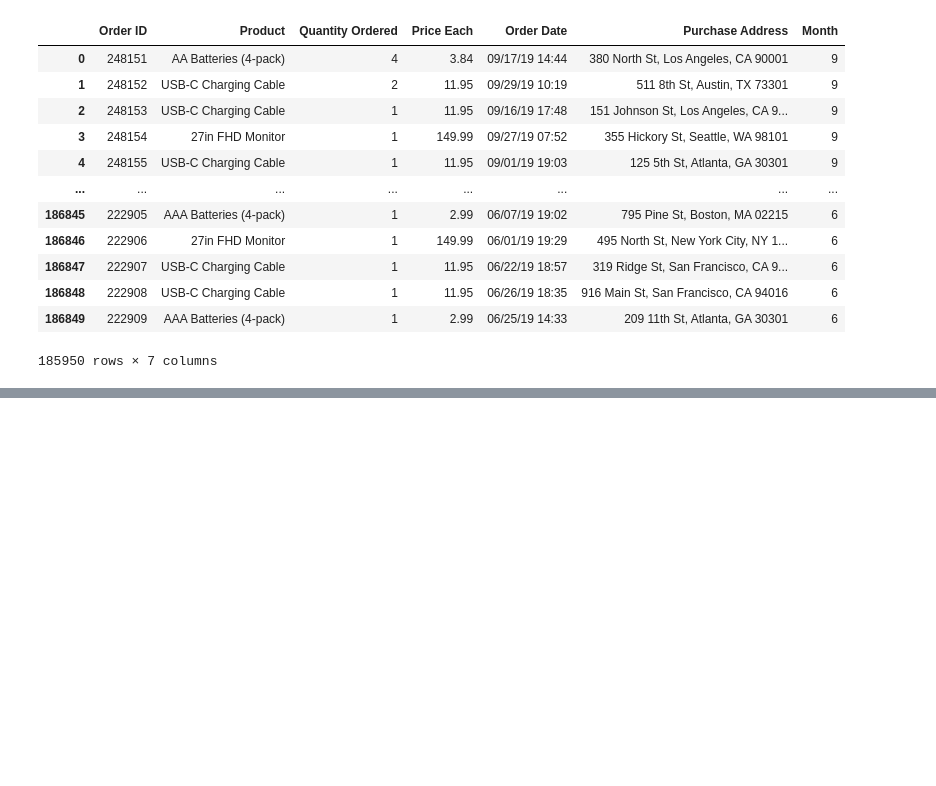
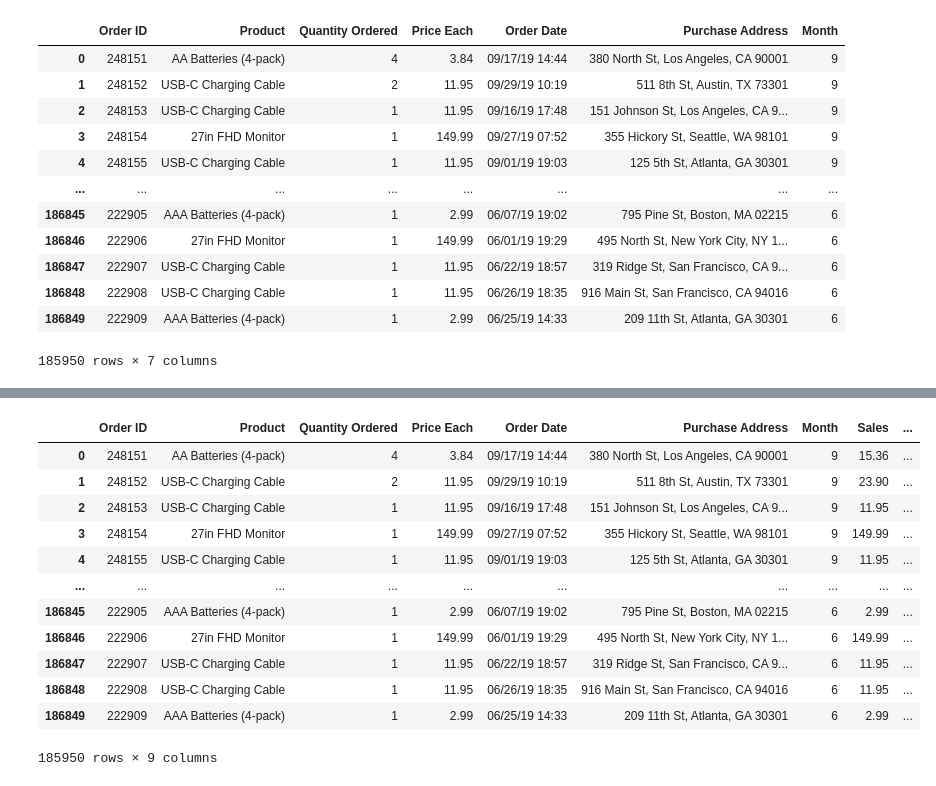
Before and after one commit to decipher07/Sales-Analysis, a Jupyter notebook: Sales_Analysis .ipynb, the cells around one changed output, grey strips where cells are left out. Cells and saved outputs as stored; diff of their text form; code cells hidden in the pictures; blank space fills up the shorter version.

```diff
--- a/Sales_Analysis .ipynb
+++ b/Sales_Analysis .ipynb
@@ -104,0 +166,16 @@ See the caveats in the documentation: https://pandas.pydata.org/pandas-docs/stab
+# %%
+all_data
+# %% [output]
+|  | Order ID | Product | Quantity Ordered | Price Each | Order Date | Purchase Address | Month | Sales | ... |
+| 0 | 248151 | AA Batteries (4-pack) | 4 | 3.84 | 09/17/19 14:44 | 380 North St, Los Angeles, CA 90001 | 9 | 15.36 | ... |
+| 1 | 248152 | USB-C Charging Cable | 2 | 11.95 | 09/29/19 10:19 | 511 8th St, Austin, TX 73301 | 9 | 23.90 | ... |
+| 2 | 248153 | USB-C Charging Cable | 1 | 11.95 | 09/16/19 17:48 | 151 Johnson St, Los Angeles, CA 9... | 9 | 11.95 | ... |
+| 3 | 248154 | 27in FHD Monitor | 1 | 149.99 | 09/27/19 07:52 | 355 Hickory St, Seattle, WA 98101 | 9 | 149.99 | ... |
+| 4 | 248155 | USB-C Charging Cable | 1 | 11.95 | 09/01/19 19:03 | 125 5th St, Atlanta, GA 30301 | 9 | 11.95 | ... |
+| ... | ... | ... | ... | ... | ... | ... | ... | ... | ... |
+| 186845 | 222905 | AAA Batteries (4-pack) | 1 | 2.99 | 06/07/19 19:02 | 795 Pine St, Boston, MA 02215 | 6 | 2.99 | ... |
+| 186846 | 222906 | 27in FHD Monitor | 1 | 149.99 | 06/01/19 19:29 | 495 North St, New York City, NY 1... | 6 | 149.99 | ... |
+| 186847 | 222907 | USB-C Charging Cable | 1 | 11.95 | 06/22/19 18:57 | 319 Ridge St, San Francisco, CA 9... | 6 | 11.95 | ... |
+| 186848 | 222908 | USB-C Charging Cable | 1 | 11.95 | 06/26/19 18:35 | 916 Main St, San Francisco, CA 94016 | 6 | 11.95 | ... |
+| 186849 | 222909 | AAA Batteries (4-pack) | 1 | 2.99 | 06/25/19 14:33 | 209 11th St, Atlanta, GA 30301 | 6 | 2.99 | ... |
+185950 rows × 9 columns
```
Also changed, not shown: parts of 7 cells of this notebook.
